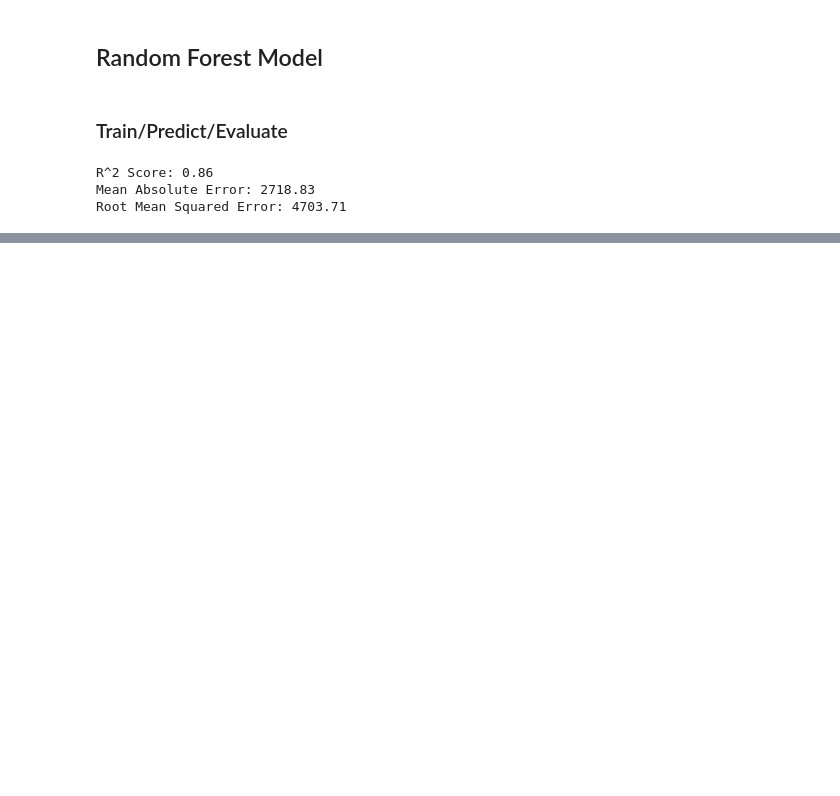
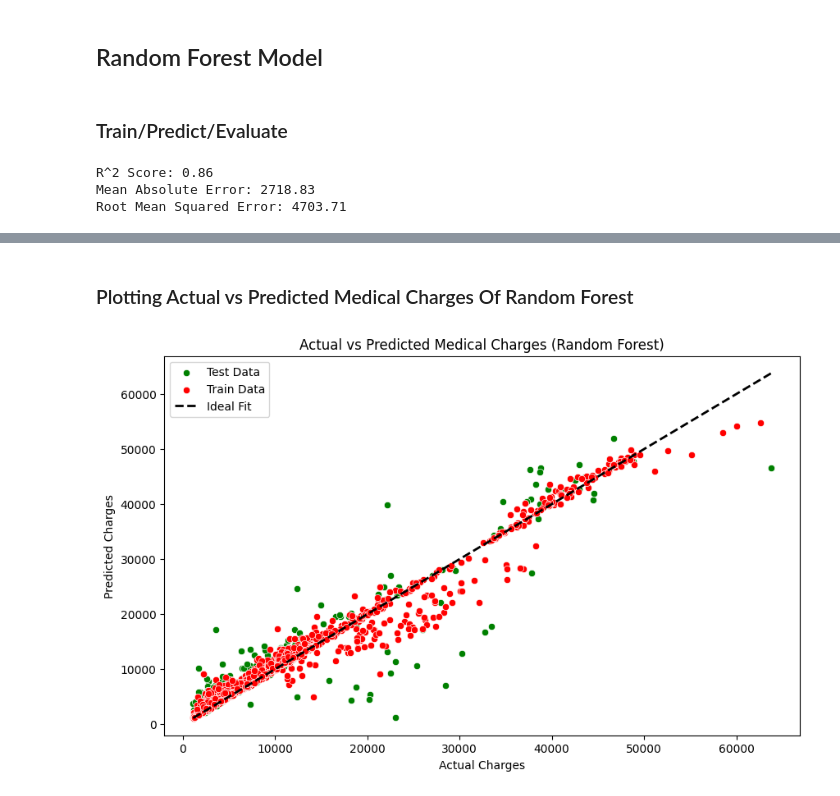
Before and after one commit to JamezP2002/Healthcare-Cost-ML-Predictor, a Jupyter notebook: notebooks/03_modeling.ipynb, the cells around one changed output, grey strips where cells are left out. Saved outputs shown, nothing was run; the diff lists cells and outputs as text; code cells hidden in the pictures; blank space fills up the shorter version.

```diff
--- a/notebooks/03_modeling.ipynb
+++ b/notebooks/03_modeling.ipynb
@@ -103,0 +114,16 @@ Root Mean Squared Error: 4703.71
+# %% [markdown]
+### Plotting Actual vs Predicted Medical Charges Of Random Forest
+# %%
+# Plotting actual vs predicted values
+
+plt.figure(figsize=(10, 6))
+sns.scatterplot(x=y_test, y=y_pred_rf, color='green', label='Test Data')
+sns.scatterplot(x=y_train, y=y_pred_train_rf, color='red', label='Train Data')
+plt.plot([y.min(), y.max()], [y.min(), y.max()], 'k--', lw=2, label='Ideal Fit')
+plt.xlabel('Actual Charges')
+plt.ylabel('Predicted Charges')
+plt.title('Actual vs Predicted Medical Charges (Random Forest)')
+plt.legend()
+plt.show()
+# %% [output]
+[figure, added]
```
Also changed, not shown: parts of 17 cells of this notebook.
